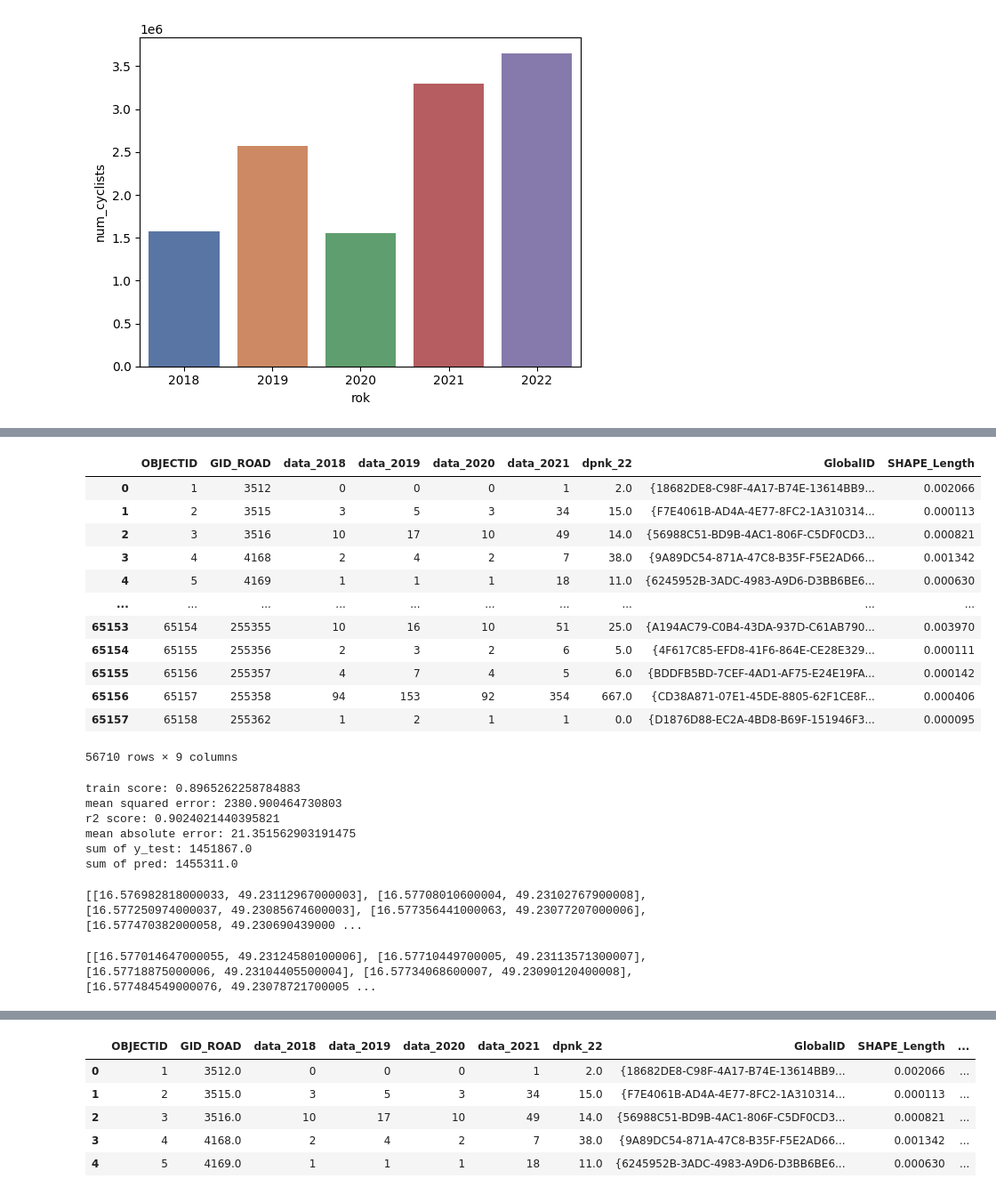
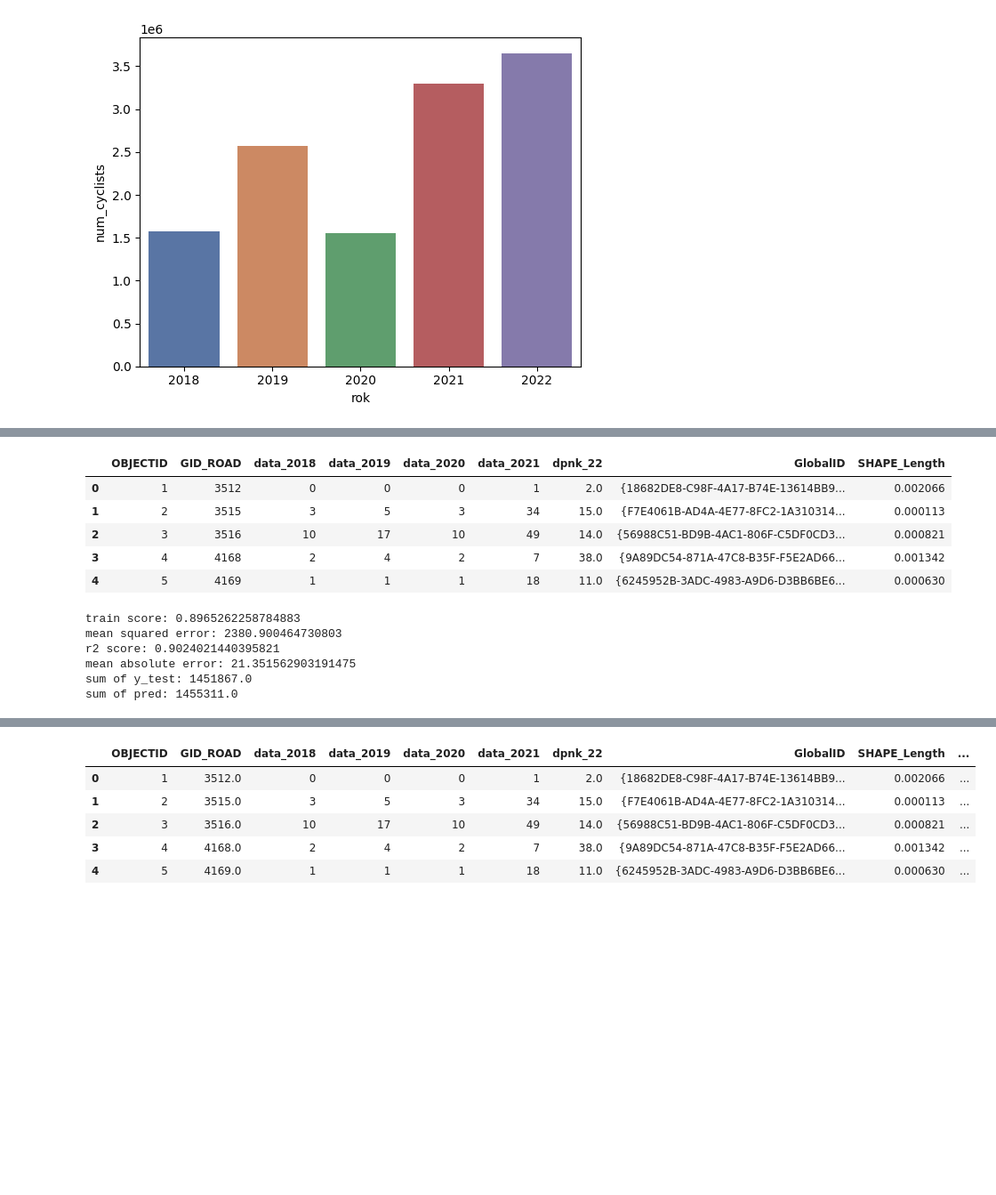
Before and after one commit to matousidc/data_handling, a Jupyter notebook: projekt3.ipynb, the cells around one changed output, grey strips where cells are left out. Shown at 89% size. Cells and saved outputs as stored; diff of their text form; code cells hidden in the pictures; blank space fills up the shorter version.

```diff
--- a/projekt3.ipynb
+++ b/projekt3.ipynb
@@ -179,22 +163,15 @@ g = sns.catplot(dff, x='rok_realizace', kind='count', order=range(2018,2023))
 # %%
 # 4 years train, 1 year test
 # Linear regression
 df_clean = df_dpnk.dropna(subset='dpnk_22')
-df_clean
+df_clean.head()
 # %% [output]
 |  | OBJECTID | GID_ROAD | data_2018 | data_2019 | data_2020 | data_2021 | dpnk_22 | GlobalID | SHAPE_Length |
 | 0 | 1 | 3512 | 0 | 0 | 0 | 1 | 2.0 | {18682DE8-C98F-4A17-B74E-13614BB9... | 0.002066 |
 | 1 | 2 | 3515 | 3 | 5 | 3 | 34 | 15.0 | {F7E4061B-AD4A-4E77-8FC2-1A310314... | 0.000113 |
 | 2 | 3 | 3516 | 10 | 17 | 10 | 49 | 14.0 | {56988C51-BD9B-4AC1-806F-C5DF0CD3... | 0.000821 |
 | 3 | 4 | 4168 | 2 | 4 | 2 | 7 | 38.0 | {9A89DC54-871A-47C8-B35F-F5E2AD66... | 0.001342 |
 | 4 | 5 | 4169 | 1 | 1 | 1 | 18 | 11.0 | {6245952B-3ADC-4983-A9D6-D3BB6BE6... | 0.000630 |
-| ... | ... | ... | ... | ... | ... | ... | ... | ... | ... |
-| 65153 | 65154 | 255355 | 10 | 16 | 10 | 51 | 25.0 | {A194AC79-C0B4-43DA-937D-C61AB790... | 0.003970 |
-| 65154 | 65155 | 255356 | 2 | 3 | 2 | 6 | 5.0 | {4F617C85-EFD8-41F6-864E-CE28E329... | 0.000111 |
-| 65155 | 65156 | 255357 | 4 | 7 | 4 | 5 | 6.0 | {BDDFB5BD-7CEF-4AD1-AF75-E24E19FA... | 0.000142 |
-| 65156 | 65157 | 255358 | 94 | 153 | 92 | 354 | 667.0 | {CD38A871-07E1-45DE-8805-62F1CE8F... | 0.000406 |
-| 65157 | 65158 | 255362 | 1 | 2 | 1 | 1 | 0.0 | {D1876D88-EC2A-4BD8-B69F-151946F3... | 0.000095 |
-56710 rows × 9 columns
 # %%
 X = df_clean[['data_2018', 'data_2019', 'data_2020', 'data_2021']]
 y = df_clean['dpnk_22']
@@ -215,29 +192,6 @@ r2 score: 0.9024021440395821
 mean absolute error: 21.351562903191475
 sum of y_test: 1451867.0
 sum of pred: 1455311.0
-# %%
-def read_geojson(name):
-    with open(name, encoding='utf-8') as read_file:
-        data = json.load(read_file)
-    data1 = [x['properties'] for x in data['features']]
-    data2 = [x['geometry'] for x in data['features']]
-    for i in range(len(data1)):
-        if data2[i]:
-            data1[i].update(data2[i])
-    df= pd.json_normalize(data1)
-    return df
-
-geo_roads = read_geojson("cykloopatreni_json.geojson")
-x = geo_roads.loc[geo_roads[geo_roads['ogcfid'] == 1].index, 'coordinates']
-print(x.values[0][0])
-# %% [output]
-[[16.576982818000033, 49.23112967000003], [16.57708010600004, 49.23102767900008], [16.577250974000037, 49.23085674600003], [16.577356441000063, 49.23077207000006], [16.577470382000058, 49.230690439000 ...
-# %%
-geo_dpnk = read_geojson('dpnk_json.geojson')
-x = geo_dpnk.loc[geo_dpnk[geo_dpnk['OBJECTID'] == 51439].index, 'coordinates']
-print(x.values[0][0])
-# %% [output]
-[[16.577014647000055, 49.23124580100006], [16.57710449700005, 49.23113571300007], [16.57718875000006, 49.23104405500004], [16.57734068600007, 49.23090120400008], [16.577484549000076, 49.23078721700005 ...
 # %%
 geo_roads = geopandas.read_file('cykloopatreni_json.geojson')
 geo_roads =  geo_roads.drop(geo_roads[geo_roads['rok_realizace'] == 0].index) # deletes rows with year == 0
```
Also changed, not shown: parts of 17 cells of this notebook.
